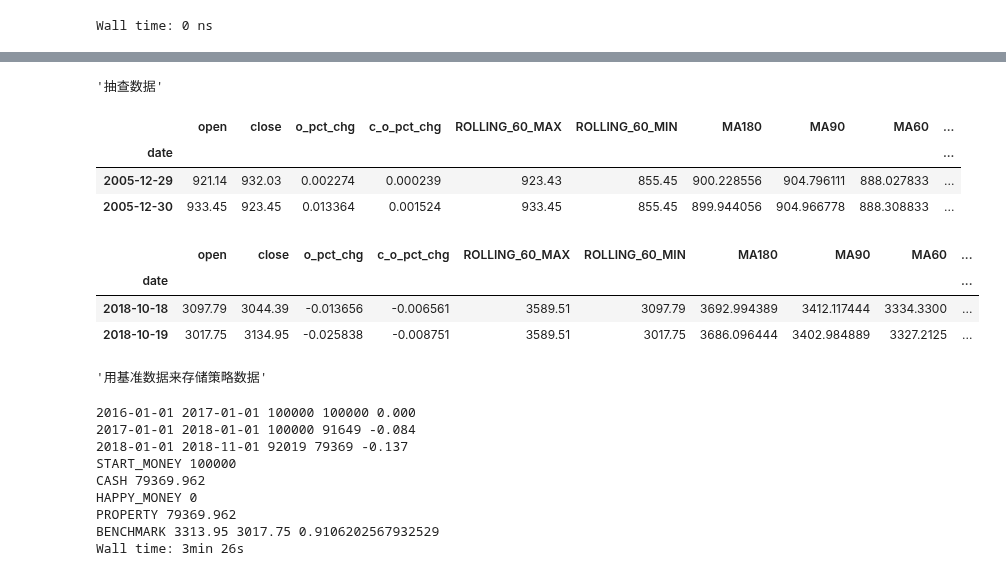
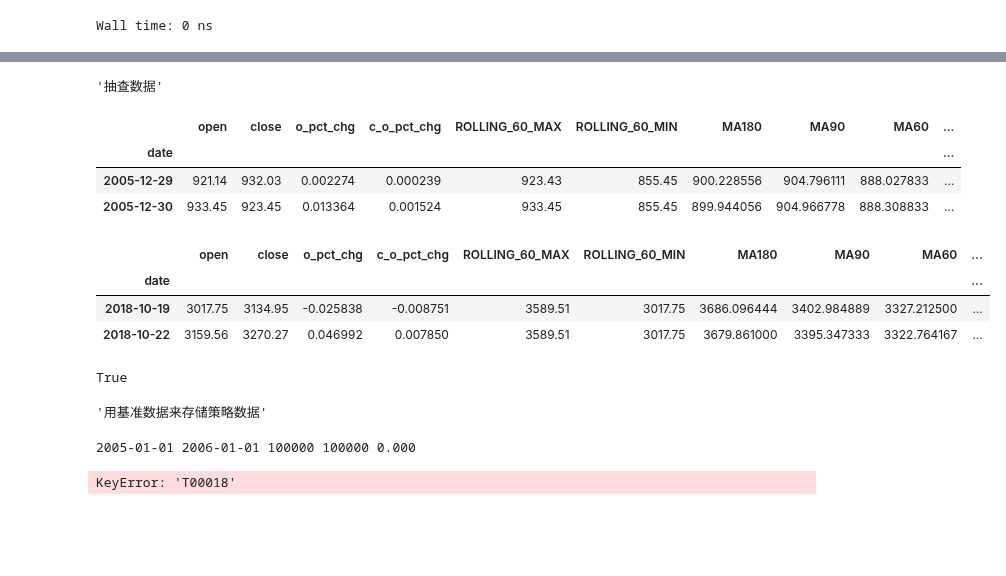
Before and after one commit to dxcv/ML4M, a Jupyter notebook: notebook/multi_system_common.ipynb, the cells around one changed output, grey strips where cells are left out. Drawn from its saved outputs; the diff is of its cells as text; code cells hidden in the pictures; blank space fills up the shorter version.

```diff
--- a/notebook/multi_system_common.ipynb
+++ b/notebook/multi_system_common.ipynb
@@ -25,6 +25,10 @@ InteractiveShell.ast_node_interactivity = 'all'
 from pandas_highcharts.core import serialize
 from pandas_highcharts.display import display_charts
 
+token = ''
+ts.set_token(token)
+pro = ts.pro_api()
+
 CONF = Config().data[0]
 MONGODB = CONF['MONGODB']
 NASDAQ = CONF['NASDAQ']
@@ -35,6 +39,16 @@ HS300 = list(ts.get_hs300s()['code'])
 ZZ500 = list(ts.get_zz500s()['code'])
 SZ50 = list(ts.get_sz50s()['code'])
 HSALL = list(set(ts.get_stock_basics().index) - set(['601162', '002940', '002939', '300674', '002941']))
+HSALL = HSALL + ['000866', '600001', '000956']
+
+for today in pd.period_range(start='2005-01-01', end='2018-01-01', freq='D'):
+    if today.dayofyear < 7:
+        TARGET = pro.index_weight(index_code='399300.SZ', trade_date=today.strftime('%Y%m%d'),)
+        TARGET = list(TARGET['con_code'])
+        TARGET = [x.split('.')[0] for x in TARGET]
+        HS300 += TARGET
+        time.sleep(1)
+HS300 = list(set(HS300))
 
 BENCHMARK = '399300'
 # TARGET = ['399300']
@@ -43,7 +57,7 @@ TARGET = HS300
 # TARGET = ZZ500
 # BENCHMARK = '000016'
 # TARGET = SZ50
-TARGET = HSALL
+# TARGET = HSALL
 
 # BENCHMARK = 'NDX'
 # TARGET = NASDAQ100
@@ -56,4 +70,6 @@ TARGET = HSALL
 ALL_TARGET = TARGET[:]
 
 pd
+len(TARGET)
+# TARGET
 # %% [output]
@@ -117,7 +133,7 @@ FULL_SZ50 = list(set(FULL_SZ50))
 # %%
 %%time
 
-IS_DOWNLOAD_DATA = False
+IS_DOWNLOAD_DATA = True
 spider_n = Spider_nasdaq()
 spider_c = Spider_coinmarketcap()
 timeframe = '10y'
@@ -155,5 +171,5 @@ for symbol in TARGET + [BENCHMARK]:
         datafile = spider_c.get_coin_data(symbol, start_date='20100101', end_date=time.strftime('%Y%m%d'))
 
 #     print(datafile)
-    time.sleep(0.1)
+    time.sleep(1)
 # %% [output]
@@ -195,7 +227,7 @@ Wall time: 0 ns
 
 stock_df_dict = {}
 
-for symbol in TARGET + [BENCHMARK]:
+for symbol in TARGET + [BENCHMARK] + HSALL:
     stock_data_file = '../database/market/%s.csv' % symbol
     try:
         stock_df = pd.read_csv(stock_data_file)
@@ -260,35 +293,36 @@ Wall time: 50.1 s
 # %%
 '''抽查数据'''
 
 stock_df_dict[BENCHMARK].head(2)
 stock_df_dict[BENCHMARK].tail(2)
-# '601299' in FULL_SZ50
+'000866' in HSALL
 # stock_df_dict['601299']
 
 # df = ts.get_k_data(code='601299', ktype='D', autype='qfq', index=False, start='2005-01-01', end=time.strftime('%Y-%m-%d'))
 # df
 # stock_df_dict['601299'].head(2)
 
 # df = stock_df_dict[BENCHMARK].iloc[:].copy()
 # df.columns
 # df.reset_index(drop=False, inplace=True)
 # df = df.astype(dtype={'date': 'datetime64[ns]'})
 # df['date'] = df['date'].apply(lambda x: x.to_timestamp().to_datetime64())
 # df.set_index('date', inplace=True)
 # ax = df.plot(kind='line', y='close', label='test', linewidth=1, grid=True)
 # display_charts(df, chart_type='stock', kind='line',
 #                y=['open', 'ROLLING_%d_MAX' % TURTLE_LONG_BUY_N, 'ROLLING_%d_MIN' % TURTLE_LONG_SELL_N, 'MA30', 'MA60', 'MA180'],
 #                figsize=(900, 600))
 # %% [output]
 '抽查数据'
 |  | open | close | o_pct_chg | c_o_pct_chg | ROLLING_60_MAX | ROLLING_60_MIN | MA180 | MA90 | MA60 | ... |
 | date |  |  |  |  |  |  |  |  |  | ... |
 | 2005-12-29 | 921.14 | 932.03 | 0.002274 | 0.000239 | 923.43 | 855.45 | 900.228556 | 904.796111 | 888.027833 | ... |
 | 2005-12-30 | 933.45 | 923.45 | 0.013364 | 0.001524 | 933.45 | 855.45 | 899.944056 | 904.966778 | 888.308833 | ... |
 |  | open | close | o_pct_chg | c_o_pct_chg | ROLLING_60_MAX | ROLLING_60_MIN | MA180 | MA90 | MA60 | ... |
 | date |  |  |  |  |  |  |  |  |  | ... |
-| 2018-10-18 | 3097.79 | 3044.39 | -0.013656 | -0.006561 | 3589.51 | 3097.79 | 3692.994389 | 3412.117444 | 3334.3300 | ... |
-| 2018-10-19 | 3017.75 | 3134.95 | -0.025838 | -0.008751 | 3589.51 | 3017.75 | 3686.096444 | 3402.984889 | 3327.2125 | ... |
+| 2018-10-19 | 3017.75 | 3134.95 | -0.025838 | -0.008751 | 3589.51 | 3017.75 | 3686.096444 | 3402.984889 | 3327.212500 | ... |
+| 2018-10-22 | 3159.56 | 3270.27 | 0.046992 | 0.007850 | 3589.51 | 3017.75 | 3679.861000 | 3395.347333 | 3322.764167 | ... |
+True
 # %%
 '''用基准数据来存储策略数据'''
 show_df = None
@@ -341,6 +375,11 @@ for today in pd.period_range(start=start_date, end=end_date, freq='D'):
 #         TARGET = SZ50_20171213
 #     elif ct == '20180601':
 #         TARGET = list(ts.get_sz50s()['code'])
+
+    if today.dayofyear < 7:
+        TARGET = pro.index_weight(index_code='399300.SZ', trade_date=today.strftime('%Y%m%d'),)
+        TARGET = list(TARGET['con_code'])
+        TARGET = [x.split('.')[0] for x in TARGET]
 
     # 每年年初计算回报率
     if today.dayofyear == 1 or today == (pd.to_datetime(end_date)).to_period(freq='D'):
@@ -494,7 +533,7 @@ for today in pd.period_range(start=start_date, end=end_date, freq='D'):
         tmp_list = sorted(tmp_list, reverse=True)
         buy_list = [x[1] for x in tmp_list if x[0]>1]
 #         buy_list = [x[1] for x in tmp_list]
-        random.shuffle(buy_list)
+#         random.shuffle(buy_list)
 
     order_arr = order_df.to_records(index=False)
     for symbol in buy_list:
@@ -616,15 +655,8 @@ print('BENCHMARK', s_p, e_p, e_p / s_p)
 
 show_df['PROPERTY_TT'] = show_df['PROPERTY']
 # %% [output]
-2016-01-01 2017-01-01 100000 100000 0.000
-2017-01-01 2018-01-01 100000 91649 -0.084
-2018-01-01 2018-11-01 92019 79369 -0.137
-START_MONEY 100000
-CASH 79369.962
-HAPPY_MONEY 0
-PROPERTY 79369.962
-BENCHMARK 3313.95 3017.75 0.9106202567932529
-Wall time: 3min 26s
+2005-01-01 2006-01-01 100000 100000 0.000
+KeyError: 'T00018'
 # %%
 df = show_df.dropna(how='any', inplace=False).copy()
 df = df.loc[start_date:end_date]
```
Also changed, not shown: parts of 11 cells of this notebook, 1 other file.
